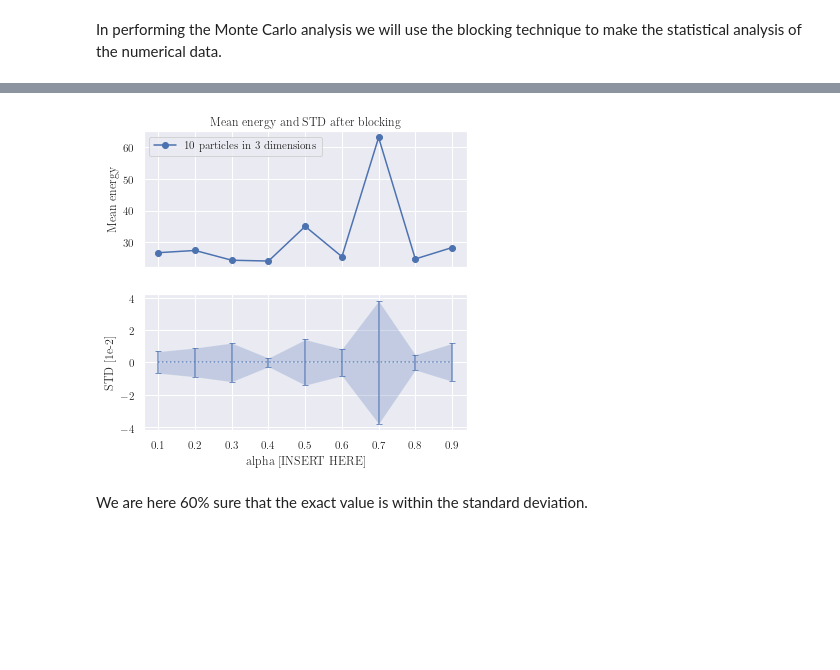
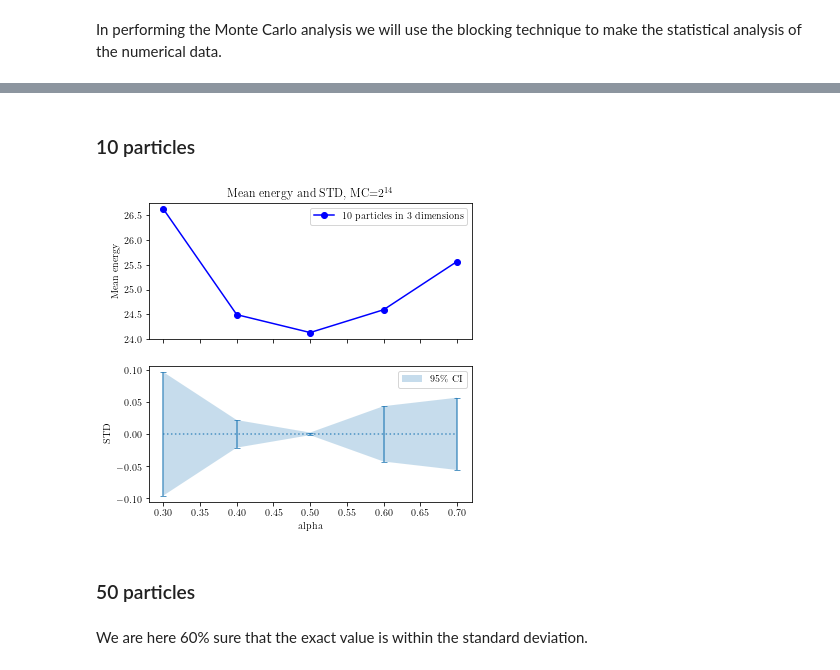
Before and after one commit to Moejay10/FYS4411, a Jupyter notebook: Project1/Python/Variational_Monte_Carlo.ipynb, the cells around one changed output, grey strips where cells are left out. Drawn from its saved outputs; the diff is of its cells as text; code cells hidden in the pictures; blank space fills up the shorter version.

```diff
--- a/Project1/Python/Variational_Monte_Carlo.ipynb
+++ b/Project1/Python/Variational_Monte_Carlo.ipynb
@@ -134,0 +156,14 @@ Analytical:
+# %%
+h = 1e-2
+hh = h*h
+std_analytical = [(np.sqrt(np.sqrt(var_analytical[0]**2)*1e-5 )),(np.sqrt(np.sqrt(var_analytical[1]**2)*1e-5)), np.sqrt(var_analytical[2]*1e-5),np.sqrt(var_analytical[3]*1e-5),(np.sqrt(np.sqrt(var_analytical[4]**2)*1e-5))]
+
+std_numerical  = np.sqrt(np.array(var_numerical)*1e-5)+hh
+
+numerical_df = pd.DataFrame({'Particles': particles,'Energy': energy_numerical, 'Time': time_numerical,'STD': std_numerical})
+analytical_df= pd.DataFrame({'Particles': particles,'Energy': energy_analytical,'Time': time_analytical,'STD': std_analytical})
+
+print("Numerical:\n")
+print(numerical_df)
+print("\nAnalytical:\n")
+print(analytical_df)
@@ -314,8 +540,11 @@ So far, we have only been looking at particles with no interaction. Now it is ti
 gd_alphas = {}
 alphas = []
 
-for i in range(1,10):
+for i in range(3,8):
     gd_alphas['alpha0'+str(i)] =  pd.read_fwf(data_path("Task_e/GD_10particles_0."\
                                                         + str(i) + "00000alpha.dat"))['Energy']
+    gd_alphas['50alpha0'+str(i)] =  pd.read_fwf(data_path("Task_e/GD_50particles_0."\
+                                                        + str(i) + "00000alpha.dat"))['Energy']
+    gd_alphas['100alpha0'+str(i)] =  pd.read_fwf(data_path("Task_e/GD_100particles_0."\
+                                                        + str(i) + "00000alpha.dat"))['Energy']
     alphas.append(float(i)*0.1)
-print(alphas)
@@ -446,37 +744,43 @@ print(frame)
+# %% [markdown]
+### 10 particles
 # %%
-zero_array = np.zeros(len(frame['Alpha']))
+zero_array = np.zeros(len(frame10['Alpha']))
 # plot
 fig = plt.figure()
 w = 5.78851          # Latex document text width
 fig.set_size_inches(w=w*1.0,h= 5.5)
 # only errorbar
 ax1 = plt.subplot(211)
 
 #In case of more plots, we will make sure it's easy to add in a loop
-for data in [frame]:
+for data in [frame10]:
     ax1.plot(data['Alpha'],data['Mean'],'ob-')
 # errorbar + fill_between
 ax1.set_ylabel("Mean energy")
-plt.title("Mean energy and STD after blocking")
 ax1.legend(['10 particles in 3 dimensions'])
 ax1.xaxis.set_major_formatter(plt.NullFormatter())
 
 
 ax2 = plt.subplot(212)
 #In case of more plots, we will make sure it's easy to add in a loop
-for data in [frame]:
-    ax2.errorbar(x=data['Alpha'],y=zero_array,yerr=100*data['STDev'], alpha=.75, fmt=':', capsize=3, capthick=1)
+for data in [frame10]:
+    ax2.errorbar(x=data['Alpha'],y=zero_array,yerr=1.96*data['STDev'], alpha=.75, fmt=':', capsize=3, capthick=1)
     data = {
         'x': data['Alpha'],
-        'y1': [y - e for y, e in zip(zero_array, 100*data['STDev'])],
-        'y2': [y + e for y, e in zip(zero_array, 100*data['STDev'])]}
+        'y1': [y - e for y, e in zip(zero_array, 1.96*data['STDev'])],
+        'y2': [y + e for y, e in zip(zero_array, 1.96*data['STDev'])]}
     ax2.fill_between(**data, alpha=.25)
 #ax2.set_title('STD after blocking method ')
-ax2.set_xlabel('alpha [INSERT HERE]')
-ax2.set_ylabel('STD [1e-2]')
-plt.savefig(data_path('Figures/blocking_alphas.pgf'))
+ax2.set_xlabel('alpha')
+ax2.set_ylabel('STD')
+ax2.legend(['$95\%$ CI'])
+
+ax1.set_title('Mean energy and STD, MC=$2^{14}$')
+plt.savefig(data_path('Task_e/blocking_alphas_10particles.pgf'))
 plt.show()
 # %% [output]
-[figure, old version]
+[figure, new version]
+# %% [markdown]
+### 50 particles
 # %% [markdown]
 We are here 60% sure that the exact value is within the standard deviation.
```
Also changed, not shown: parts of 38 cells of this notebook.
